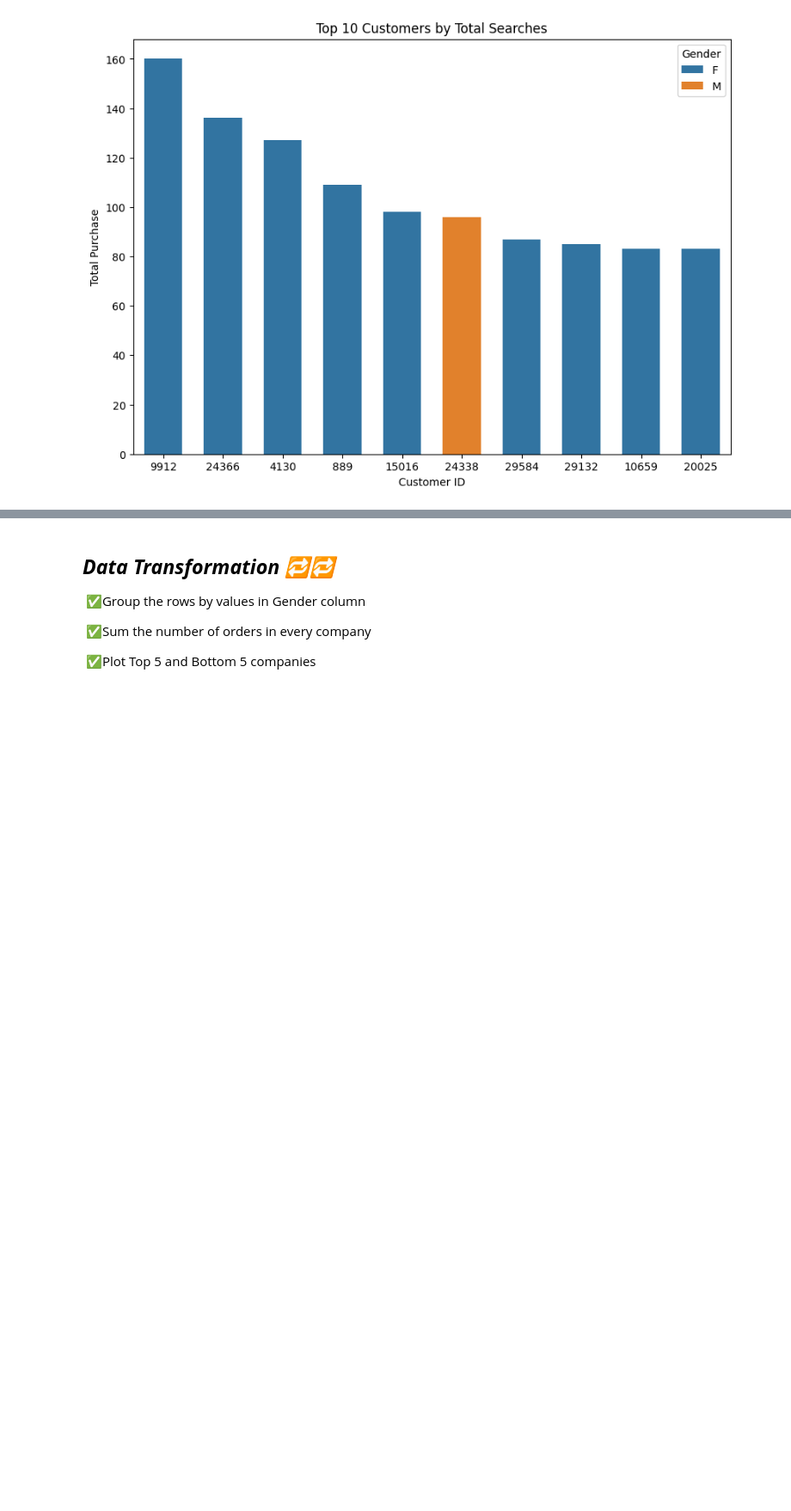
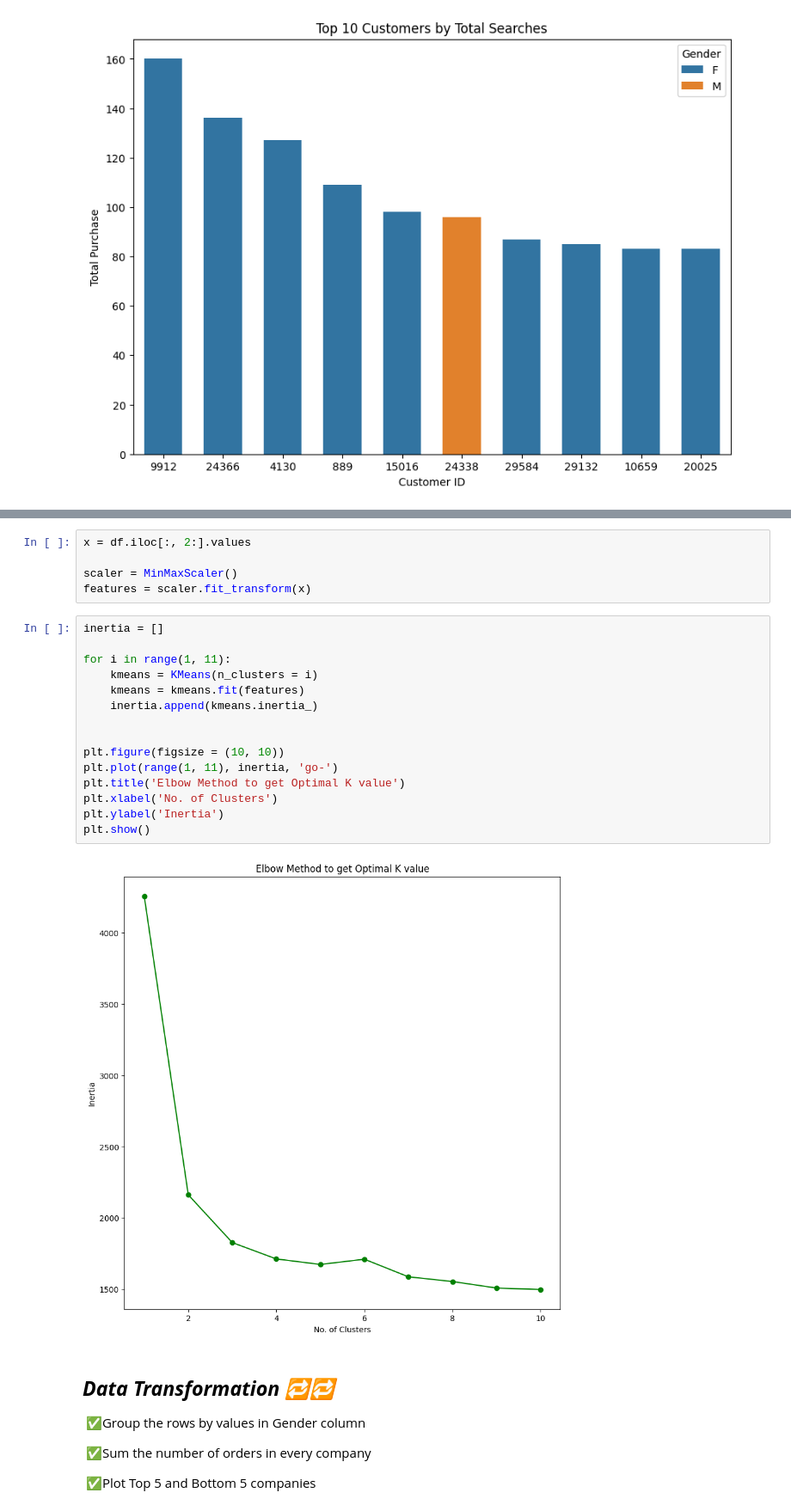
Before and after one commit to AllanMogley/12-Zidio-Projects, a Jupyter notebook: 01 - Projects/01 - Customer Segmentation/cleaner.ipynb, the cells around one changed output, grey strips where cells are left out. Shown: that part at 86% size. Saved outputs shown, nothing was run; the diff lists cells and outputs as text; blank space fills up the shorter version.

Commit message:
Elbow Method to get Optimal K value

```diff
--- a/01 - Projects/01 - Customer Segmentation/cleaner.ipynb
+++ b/01 - Projects/01 - Customer Segmentation/cleaner.ipynb
@@ -134,3 +143,25 @@ plt.show
+# %%
+x = df.iloc[:, 2:].values
+
+scaler = MinMaxScaler()
+features = scaler.fit_transform(x)
+# %%
+inertia = []
+
+for i in range(1, 11):
+    kmeans = KMeans(n_clusters = i)
+    kmeans = kmeans.fit(features)
+    inertia.append(kmeans.inertia_)
+
+
+plt.figure(figsize = (10, 10))
+plt.plot(range(1, 11), inertia, 'go-')
+plt.title('Elbow Method to get Optimal K value')
+plt.xlabel('No. of Clusters')
+plt.ylabel('Inertia')
+plt.show()
+# %% [output]
+[figure, added]
 # %% [markdown]
 ## ***Data Transformation 🔁🔁***
 
```
Also changed, not shown: parts of 3 cells of this notebook.
